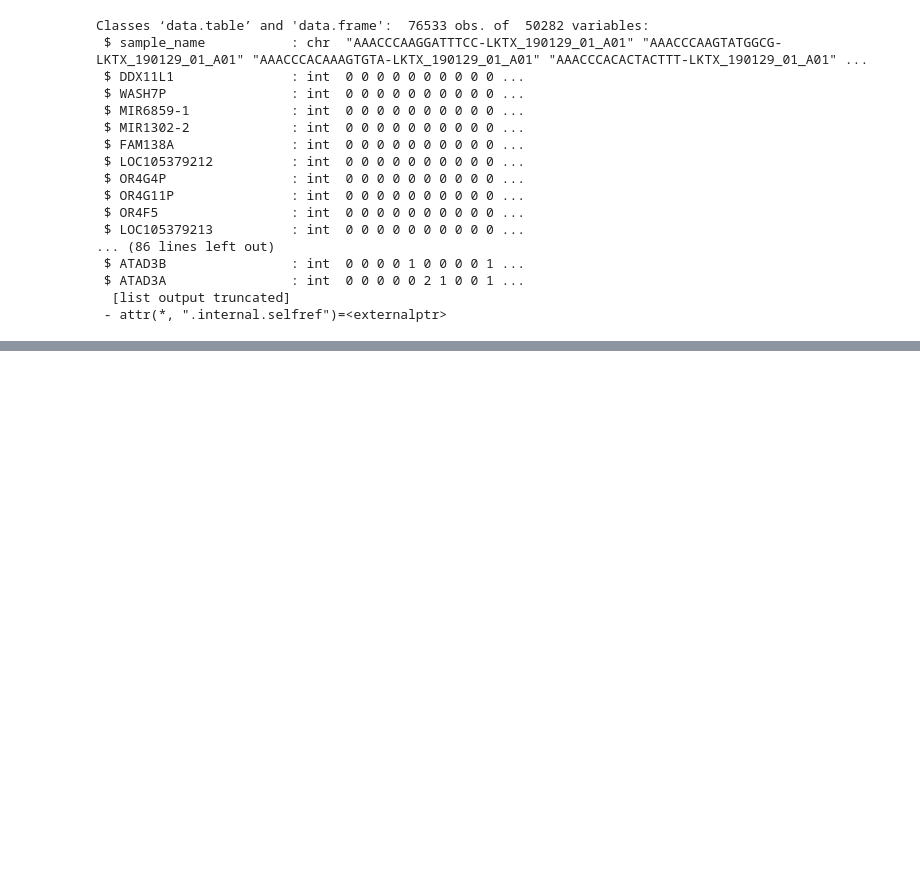
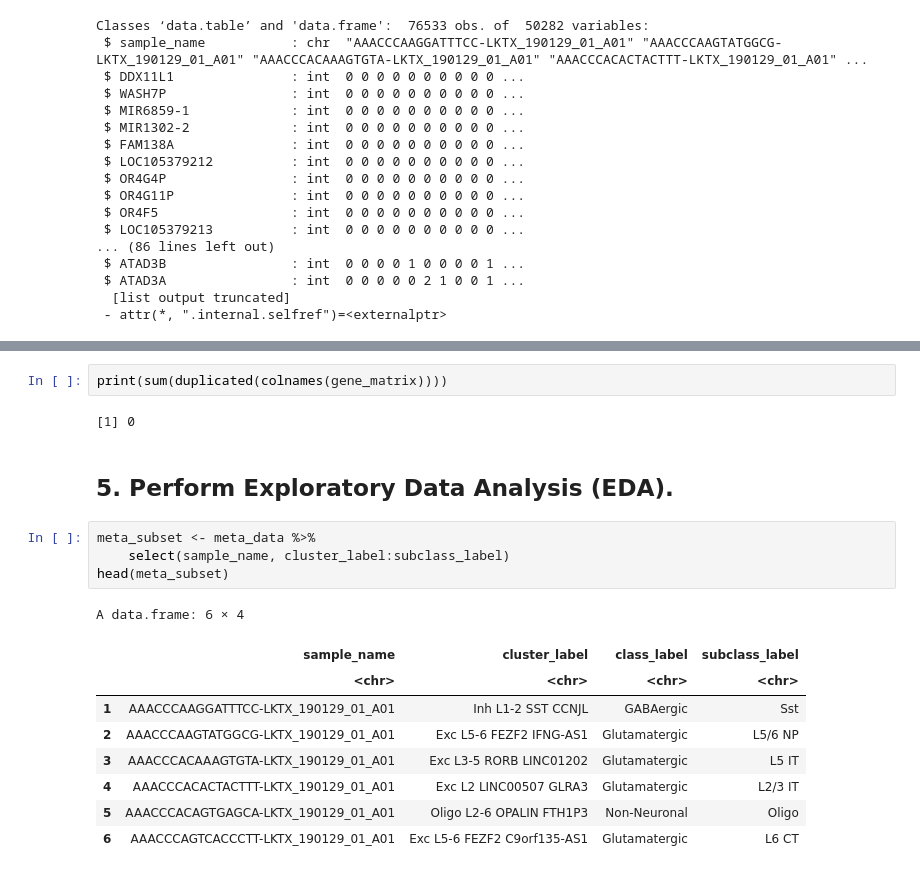
Before and after one commit to NikitaArya17/next_generation_sequencing_projects, a Jupyter notebook: human_m1/code/human_m1_analysis.ipynb, the cells around one changed output, grey strips where cells are left out. Cells and saved outputs as stored; diff of their text form; blank space fills up the shorter version.

Commit message:
Kaggle Notebook | human_m1_analysis | Version 4

```diff
--- a/human_m1/code/human_m1_analysis.ipynb
+++ b/human_m1/code/human_m1_analysis.ipynb
@@ -208,3 +216,23 @@ A data.table: 6 × 50282
 | AAACCCACACTACTTT-LKTX_190129_01_A01 | 0 | 0 | 0 | 0 | 0 | 0 | 0 | 0 | 0 | ⋯ | ... |
 | AAACCCACAGTGAGCA-LKTX_190129_01_A01 | 0 | 0 | 0 | 0 | 0 | 0 | 0 | 0 | 0 | ⋯ | ... |
 | AAACCCAGTCACCCTT-LKTX_190129_01_A01 | 0 | 0 | 0 | 0 | 0 | 0 | 0 | 0 | 0 | ⋯ | ... |
+# %%
+print(sum(duplicated(colnames(gene_matrix))))
+# %% [output]
+[1] 0
+# %% [markdown]
+## 5. Perform Exploratory Data Analysis (EDA).
+# %%
+meta_subset <- meta_data %>%
+    select(sample_name, cluster_label:subclass_label)
+head(meta_subset)
+# %% [output]
+A data.frame: 6 × 4
+|  | sample_name | cluster_label | class_label | subclass_label |
+|  | <chr> | <chr> | <chr> | <chr> |
+| 1 | AAACCCAAGGATTTCC-LKTX_190129_01_A01 | Inh L1-2 SST CCNJL | GABAergic | Sst |
+| 2 | AAACCCAAGTATGGCG-LKTX_190129_01_A01 | Exc L5-6 FEZF2 IFNG-AS1 | Glutamatergic | L5/6 NP |
+| 3 | AAACCCACAAAGTGTA-LKTX_190129_01_A01 | Exc L3-5 RORB LINC01202 | Glutamatergic | L5 IT |
+| 4 | AAACCCACACTACTTT-LKTX_190129_01_A01 | Exc L2 LINC00507 GLRA3 | Glutamatergic | L2/3 IT |
+| 5 | AAACCCACAGTGAGCA-LKTX_190129_01_A01 | Oligo L2-6 OPALIN FTH1P3 | Non-Neuronal | Oligo |
+| 6 | AAACCCAGTCACCCTT-LKTX_190129_01_A01 | Exc L5-6 FEZF2 C9orf135-AS1 | Glutamatergic | L6 CT |
```
Also changed, not shown: parts of 3 cells of this notebook.
